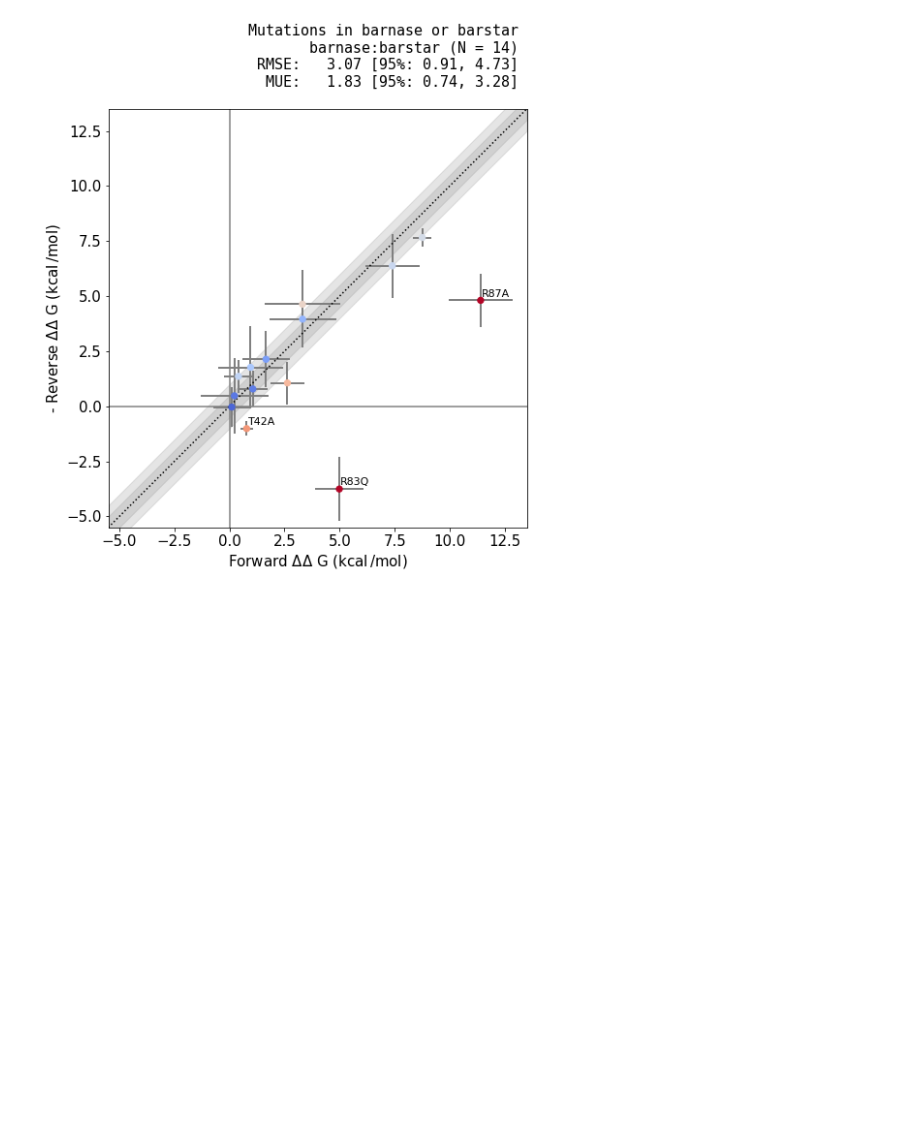
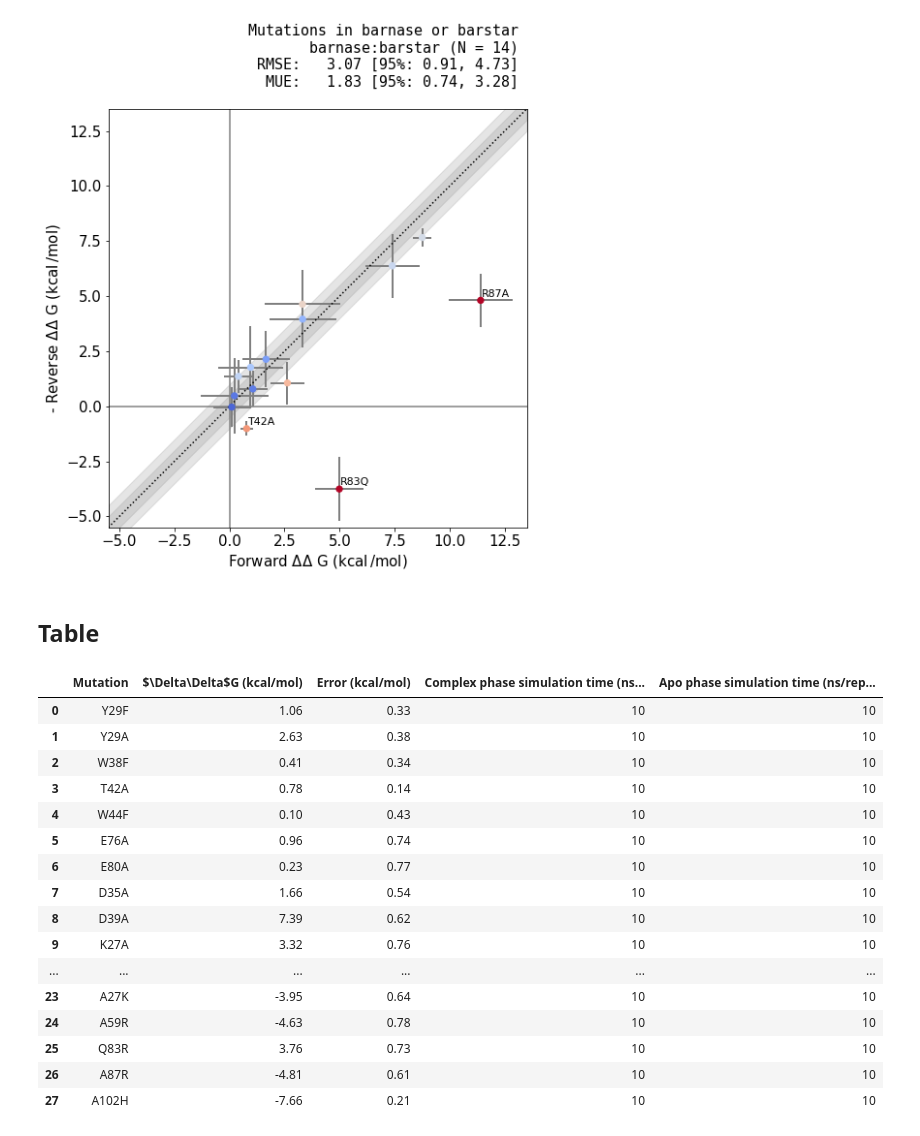
Before and after one commit to choderalab/perses-barnase-barstar-paper, a Jupyter notebook: scripts/05_analyze/0_cinnabar_plots_10ns_replicate_1.ipynb, the cells around one changed output. Cells and saved outputs as stored; diff of their text form; code cells hidden in the pictures; blank space fills up the shorter version.

Commit message:
geenerate tables

```diff
--- a/scripts/05_analyze/0_cinnabar_plots_10ns_replicate_1.ipynb
+++ b/scripts/05_analyze/0_cinnabar_plots_10ns_replicate_1.ipynb
@@ -295,3 +297,41 @@ plot = plotting._master_plot(
 )
 # %% [output]
 [figure]
+# %% [markdown]
+## Table
+# %%
+# Format the data appropriately for table
+
+titles = ["Y29F", "Y29A",  "W38F", "T42A", "W44F", "E76A", "E80A", "D35A", "D39A", "K27A", "R59A", "R83Q", "R87A", "H102A", "F29Y", "A29Y",  "F38W", "A42T", "F44W", "A76E", "A80E", "A35D", "A39D", "A27K", "A59R", "Q83R", "A87R", "A102H"]
+
+to_plot = []
+
+for sub_dir in range(28):
+    ddg = compute_ddg(d_results[sub_dir]['apo']["Deltaf"][0, -1], d_results[sub_dir]['complex']["Deltaf"][0, -1])
+    dddg = compute_error(d_results[sub_dir]['apo']["dDeltaf"][0, -1], d_results[sub_dir]['complex']["dDeltaf"][0, -1])
+    if sub_dir in range(14):
+        to_plot.append([titles[sub_dir], round(ddg, 2), round(dddg, 2), 10, 10])
+    else:
+        to_plot.append([titles[sub_dir], round(ddg, 2), round(dddg, 2), 10, 10])
+# %%
+df = pd.DataFrame(to_plot, columns=["Mutation", r"$\Delta\Delta$G (kcal/mol)", "Error (kcal/mol)", "Complex phase simulation time (ns/replica)", "Apo phase simulation time (ns/replica)"])
+# %%
+df
+# %% [output]
+|  | Mutation | $\Delta\Delta$G (kcal/mol) | Error (kcal/mol) | Complex phase simulation time (ns... | Apo phase simulation time (ns/rep... |
+| 0 | Y29F | 1.06 | 0.33 | 10 | 10 |
+| 1 | Y29A | 2.63 | 0.38 | 10 | 10 |
+| 2 | W38F | 0.41 | 0.34 | 10 | 10 |
+| 3 | T42A | 0.78 | 0.14 | 10 | 10 |
+| 4 | W44F | 0.10 | 0.43 | 10 | 10 |
+| 5 | E76A | 0.96 | 0.74 | 10 | 10 |
+| 6 | E80A | 0.23 | 0.77 | 10 | 10 |
+| 7 | D35A | 1.66 | 0.54 | 10 | 10 |
+| 8 | D39A | 7.39 | 0.62 | 10 | 10 |
+| 9 | K27A | 3.32 | 0.76 | 10 | 10 |
+| ... | ... | ... | ... | ... | ... |
+| 23 | A27K | -3.95 | 0.64 | 10 | 10 |
+| 24 | A59R | -4.63 | 0.78 | 10 | 10 |
+| 25 | Q83R | 3.76 | 0.73 | 10 | 10 |
+| 26 | A87R | -4.81 | 0.61 | 10 | 10 |
+| 27 | A102H | -7.66 | 0.21 | 10 | 10 |
```
Also changed, not shown: parts of 2 cells of this notebook, 1 other file.
